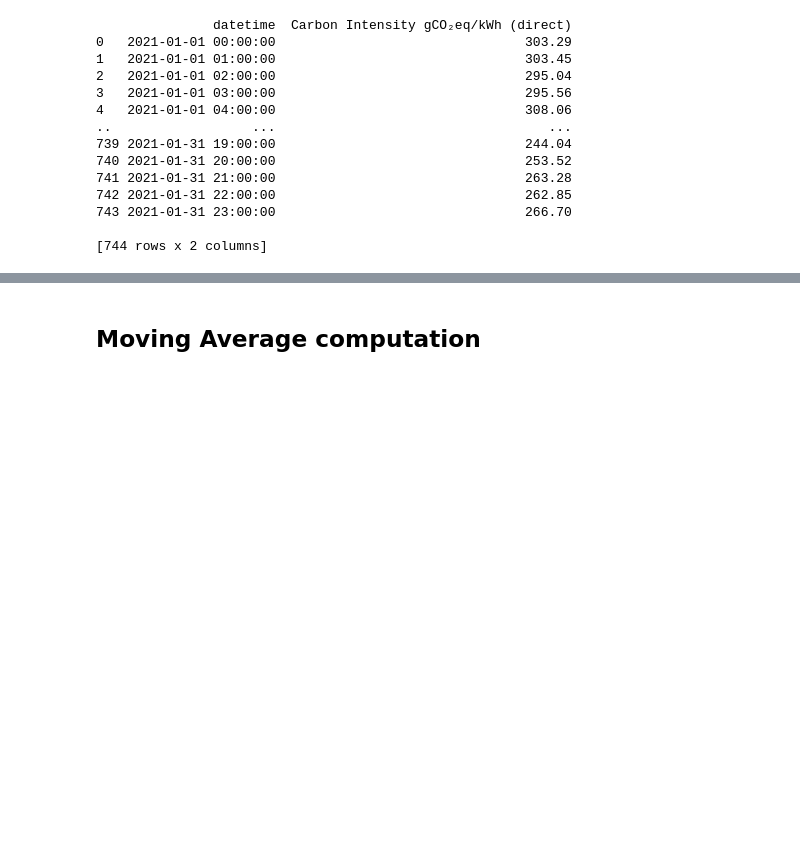
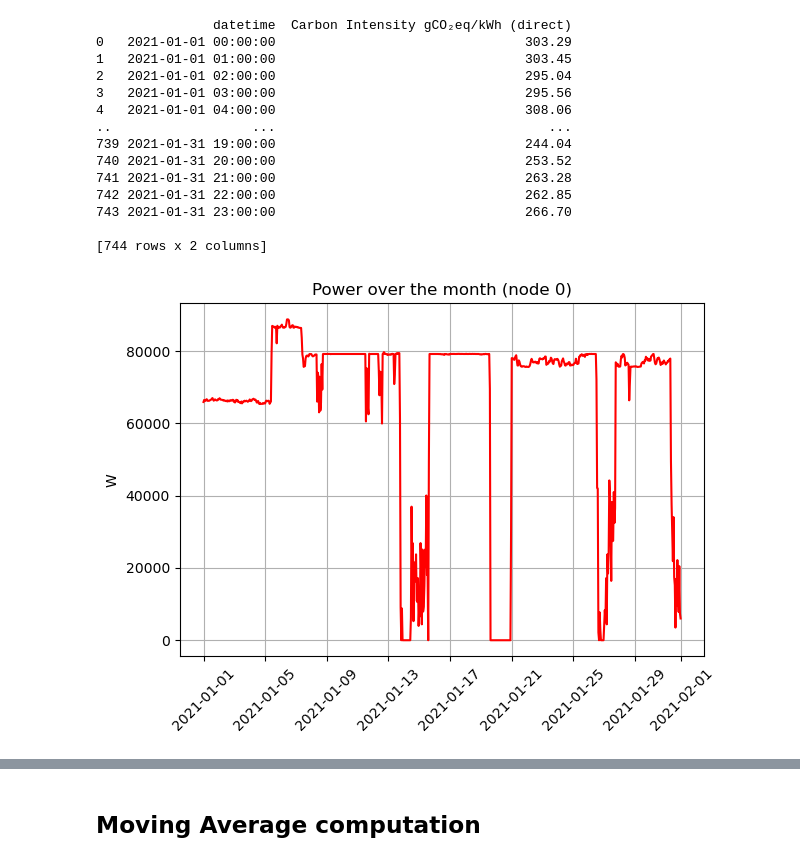
Before and after one commit to LSquarzoni/GreenTeam, a Jupyter notebook: GreenTeam_Task3.ipynb, the cells around one changed output, grey strips where cells are left out. Saved outputs shown, nothing was run; the diff lists cells and outputs as text; code cells hidden in the pictures; blank space fills up the shorter version.

```diff
--- a/GreenTeam_Task3.ipynb
+++ b/GreenTeam_Task3.ipynb
@@ -137,3 +137,18 @@ print(dataset_CI)
 743 2021-01-31 23:00:00                                266.70
 
 [744 rows x 2 columns]
+# %%
+# I need to set 'datetime' column as the index
+dataset_P_node0.set_index('datetime', inplace=True)
+dataset_CI.set_index('datetime', inplace=True)
+# %%
+# To make future comparisons, we now plot the two initial sets of data
+plt.plot(dataset_P_node0, color='red')
+plt.ylabel('W')
+plt.title('Power over the month (node 0)')
+plt.grid(True)
+plt.xticks(rotation=45)
+plt.tight_layout()
+plt.show()
+# %% [output]
+[figure, added]
```
Also changed, not shown: parts of 11 cells of this notebook.
